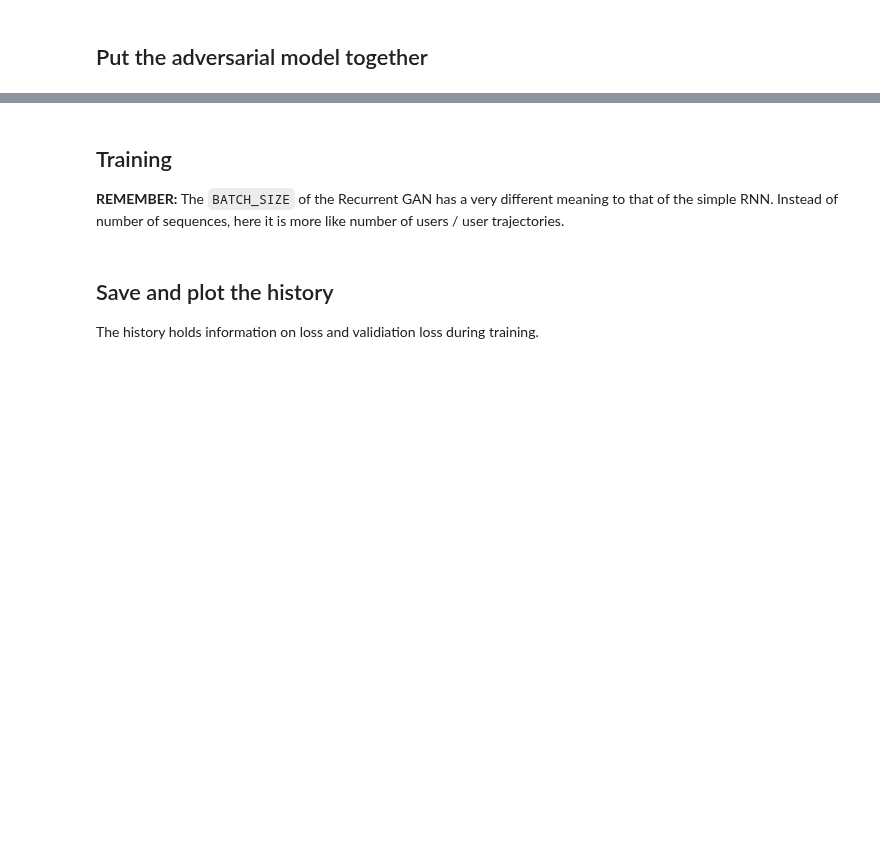
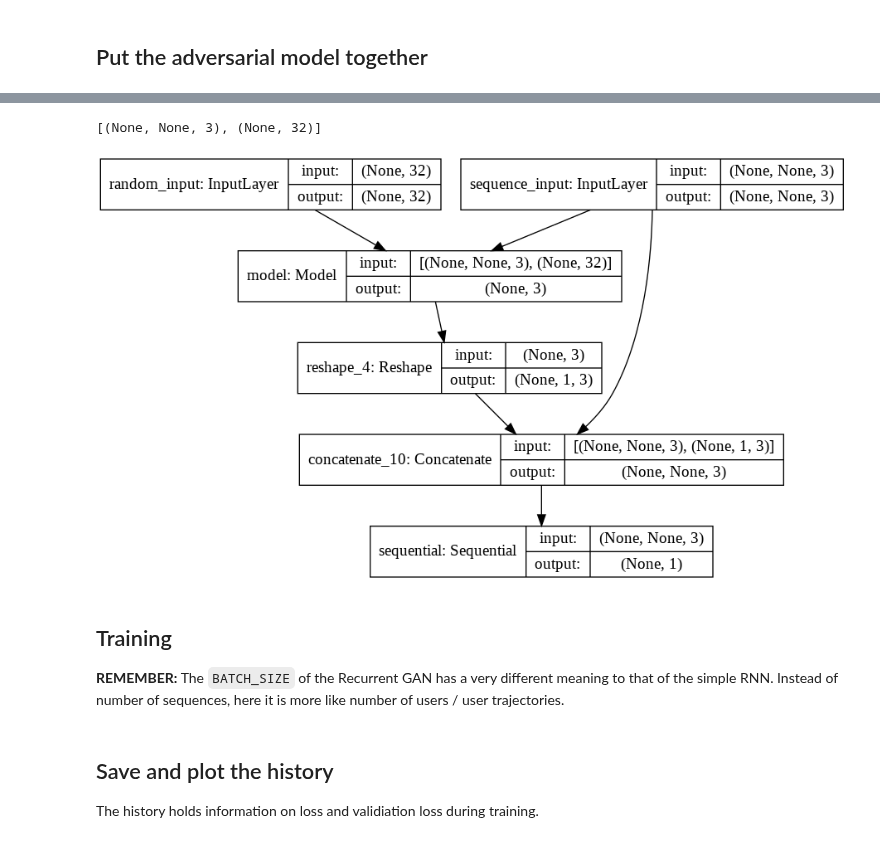
Before and after one commit to LordHelmchen324/real-vs-synthetic-geospatial, a Jupyter notebook: machine_learning/citybased_gan.ipynb, the cells around one changed output, grey strips where cells are left out. Drawn from its saved outputs; the diff is of its cells as text; code cells hidden in the pictures; blank space fills up the shorter version.

```diff
--- a/machine_learning/citybased_gan.ipynb
+++ b/machine_learning/citybased_gan.ipynb
@@ -166,3 +179,14 @@ adversarial.compile(optimizer='adam', loss='binary_crossentropy')
+# %%
+discriminator.trainable = False
+
+g_out = generator([sequence_input, random_input])
+g_out = tf.keras.layers.Reshape((1, 3))(g_out)
+d_in = tf.keras.layers.Concatenate(axis=1)([sequence_input, g_out])
+d_out = discriminator(d_in)
+
+adversarial = tf.keras.models.Model(inputs=[sequence_input, random_input], outputs=d_out)
+
+adversarial.compile(optimizer='adam', loss='binary_crossentropy')
 # %%
 adversarial.summary()
 # %% [output]
@@ -180,3 +210,12 @@ _________________________________________________________________
+# %%
+adversarial.input_shape
+# %% [output]
+[(None, None, 3), (None, 32)]
+# %%
+tf.keras.utils.plot_model(adversarial, to_file='test_keras_plot_model.png', show_shapes=True)
+IPython.display.Image('test_keras_plot_model.png')
+# %% [output]
+[figure, added]
 # %% [markdown]
 ## Training
 **REMEMBER:** The `BATCH_SIZE` of the Recurrent GAN has a very different meaning to that of the simple RNN. Instead of number of sequences, here it is more like number of users / user trajectories.
```
Also changed, not shown: parts of 22 cells of this notebook.
